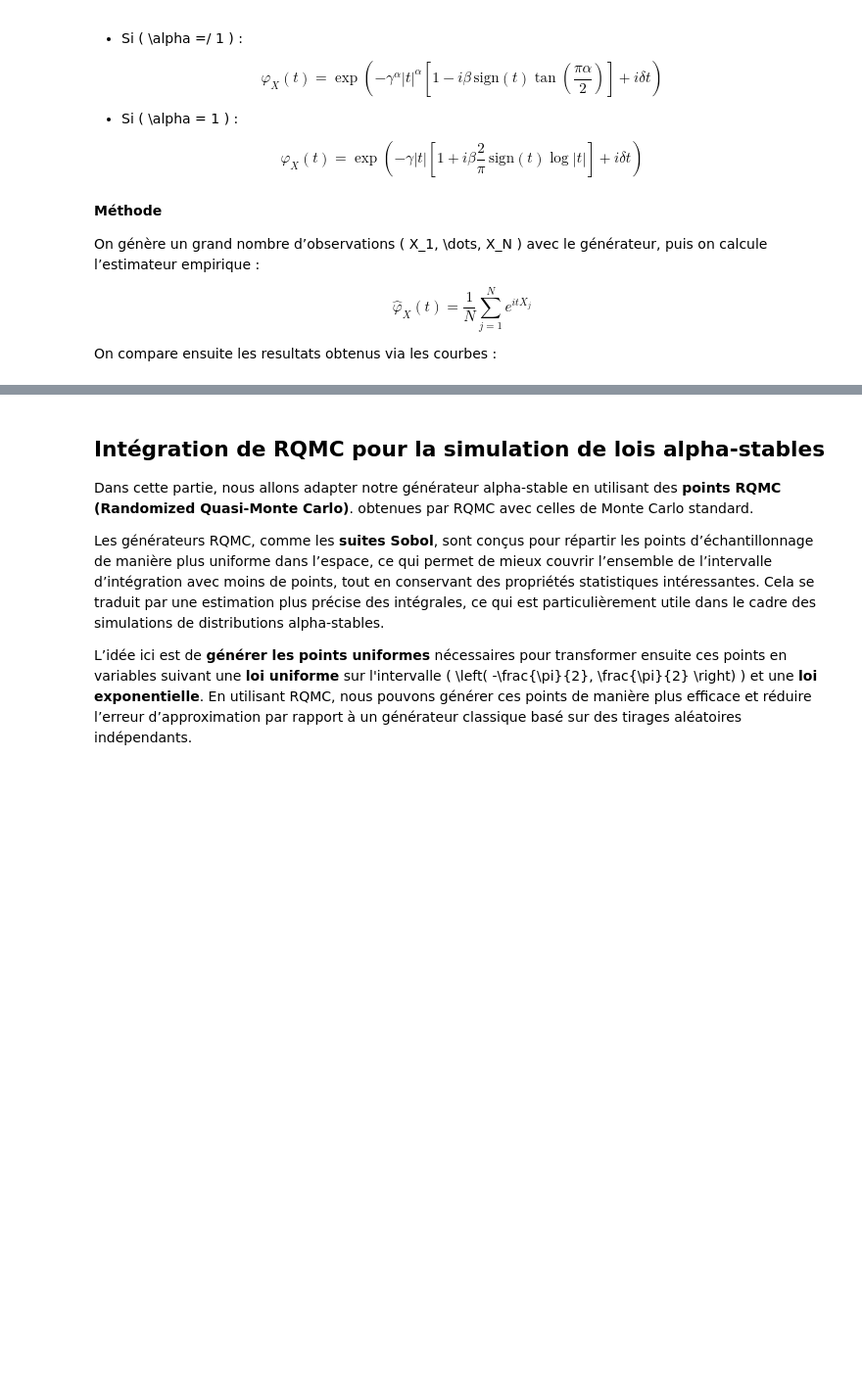
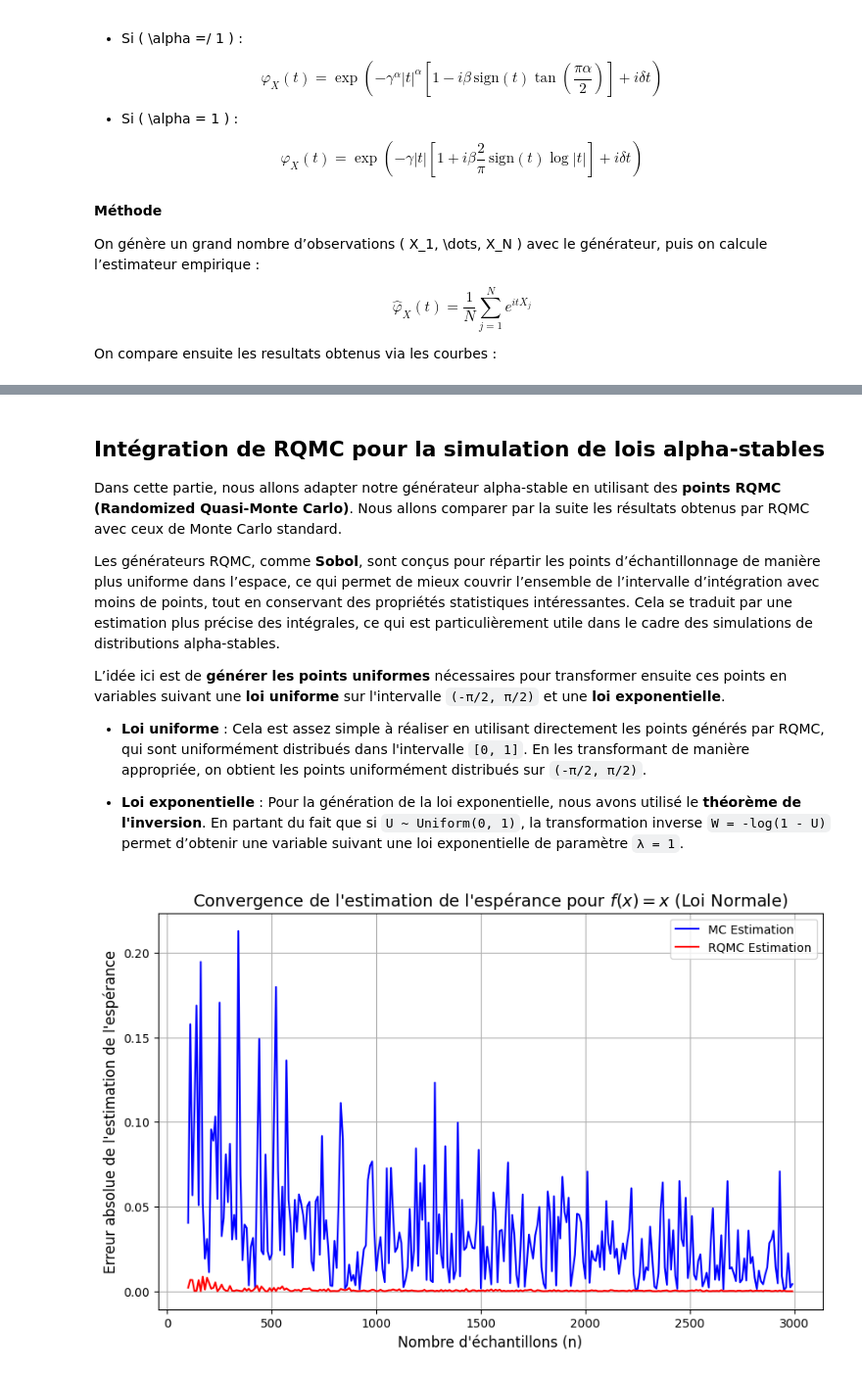
Before and after one commit to bilzoo/ABC-for-alpha-stable-models, a Jupyter notebook: Notebook.ipynb, the cells around one changed output, grey strips where cells are left out. Shown at 98% size. Drawn from its saved outputs; the diff is of its cells as text; code cells hidden in the pictures; blank space fills up the shorter version.

Commit message:
rqmc

```diff
--- a/Notebook.ipynb
+++ b/Notebook.ipynb
@@ -165,12 +165,15 @@ plt.show()
 # %% [markdown]
 ## Intégration de RQMC pour la simulation de lois alpha-stables
 
-Dans cette partie, nous allons adapter notre générateur alpha-stable en utilisant des **points RQMC (Randomized Quasi-Monte Carlo)**. obtenues par RQMC avec celles de Monte Carlo standard.
+Dans cette partie, nous allons adapter notre générateur alpha-stable en utilisant des **points RQMC (Randomized Quasi-Monte Carlo)**. Nous allons comparer par la suite les résultats obtenus par RQMC avec ceux de Monte Carlo standard.
 
+Les générateurs RQMC, comme **Sobol**, sont conçus pour répartir les points d’échantillonnage de manière plus uniforme dans l’espace, ce qui permet de mieux couvrir l’ensemble de l’intervalle d’intégration avec moins de points, tout en conservant des propriétés statistiques intéressantes. Cela se traduit par une estimation plus précise des intégrales, ce qui est particulièrement utile dans le cadre des simulations de distributions alpha-stables.
 
-Les générateurs RQMC, comme les **suites Sobol**, sont conçus pour répartir les points d’échantillonnage de manière plus uniforme dans l’espace, ce qui permet de mieux couvrir l’ensemble de l’intervalle d’intégration avec moins de points, tout en conservant des propriétés statistiques intéressantes. Cela se traduit par une estimation plus précise des intégrales, ce qui est particulièrement utile dans le cadre des simulations de distributions alpha-stables.
+L’idée ici est de **générer les points uniformes** nécessaires pour transformer ensuite ces points en variables suivant une **loi uniforme** sur l'intervalle `(-π/2, π/2)` et une **loi exponentielle**.
 
-L’idée ici est de **générer les points uniformes** nécessaires pour transformer ensuite ces points en variables suivant une **loi uniforme** sur l'intervalle \( \left( -\frac{\pi}{2}, \frac{\pi}{2} \right) \) et une **loi exponentielle**. En utilisant RQMC, nous pouvons générer ces points de manière plus efficace et réduire l’erreur d’approximation par rapport à un générateur classique basé sur des tirages aléatoires indépendants.
+- **Loi uniforme** : Cela est assez simple à réaliser en utilisant directement les points générés par RQMC, qui sont uniformément distribués dans l'intervalle `[0, 1]`. En les transformant de manière appropriée, on obtient les points uniformément distribués sur `(-π/2, π/2)`.
+
+- **Loi exponentielle** : Pour la génération de la loi exponentielle, nous avons utilisé le **théorème de l'inversion**. En partant du fait que si `U ~ Uniform(0, 1)`, la transformation inverse `W = -log(1 - U)` permet d’obtenir une variable suivant une loi exponentielle de paramètre `λ = 1`.
 # %%
 from scipy.stats import qmc
 
@@ -211,0 +241,50 @@ def sample_alpha_stable_with_rqmc(alpha, beta, sigma=1, mu=0, size=1):
+# %%
+import numpy as np
+import matplotlib.pyplot as plt
+
+# Fonction à intégrer
+def f(x):
+    return x
+
+# Estimation de l'espérance avec Monte Carlo standard
+def estimate_expectation_monte_carlo(alpha, beta, sigma, mu, n_samples):
+    samples = sample_alpha_stable(alpha, beta, sigma, mu, size=n_samples)
+    return np.mean(f(samples))
+
+# Estimation de l'espérance avec RQMC
+def estimate_expectation_rqmc(alpha, beta, sigma, mu, n_samples):
+    samples = sample_alpha_stable_with_rqmc(alpha, beta, sigma, mu, size=n_samples)
+    return np.mean(f(samples))
+
+# Comparaison des méthodes pour différents nombres d'échantillons
+sample_sizes = np.arange(100, 3000, 10)
+mc_estimations = []
+rqmc_estimations = []
+
+mu = 0
+sigma = 1
+alpha = 2  # Loi normale (alpha=2)
+beta = 0
+for n in sample_sizes:
+    mc_est = estimate_expectation_monte_carlo(alpha, beta, sigma, mu, n)
+    rqmc_est = estimate_expectation_rqmc(alpha,beta, sigma, mu,  n)
+
+    mc_estimations.append(mc_est)
+    rqmc_estimations.append(rqmc_est)
+
+
+plt.figure(figsize=(10, 6))
+
+# Courbes pour Monte Carlo classique et RQMC
+plt.plot(sample_sizes, np.abs(np.array(mc_estimations)), label='MC Estimation', color='b')
+plt.plot(sample_sizes, np.abs(np.array(rqmc_estimations)), label='RQMC Estimation', color='r')
+
+plt.title('Convergence de l\'estimation de l\'espérance pour $f(x) = x$ (Loi Normale)', fontsize=14)
+plt.xlabel('Nombre d\'échantillons (n)', fontsize=12)
+plt.ylabel('Erreur absolue de l\'estimation de l\'espérance', fontsize=12)
+plt.legend()
+plt.grid(True)
+
+plt.show()
+# %% [output]
+[figure, added]
```
Also changed, not shown: parts of 4 cells of this notebook.
